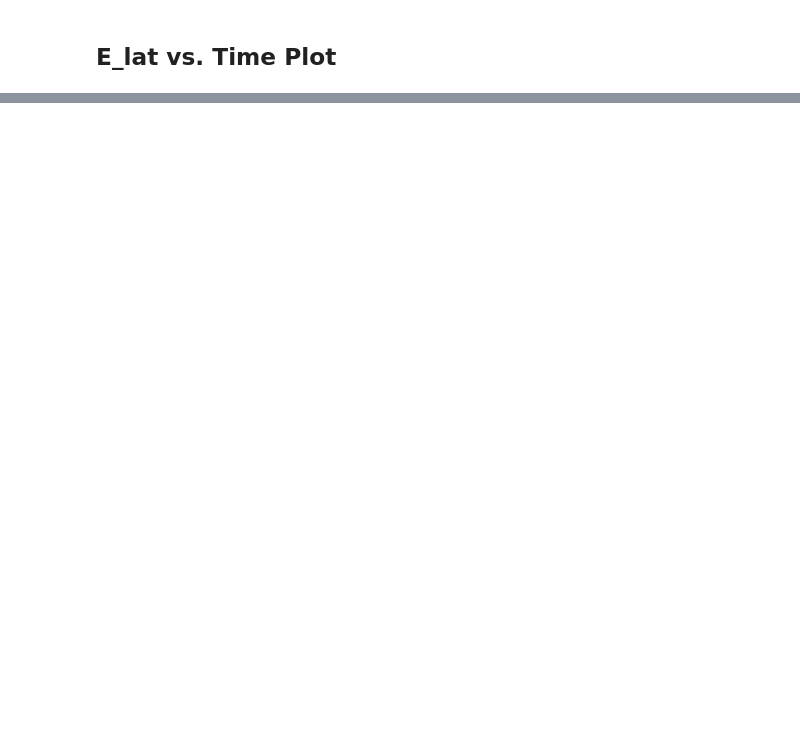
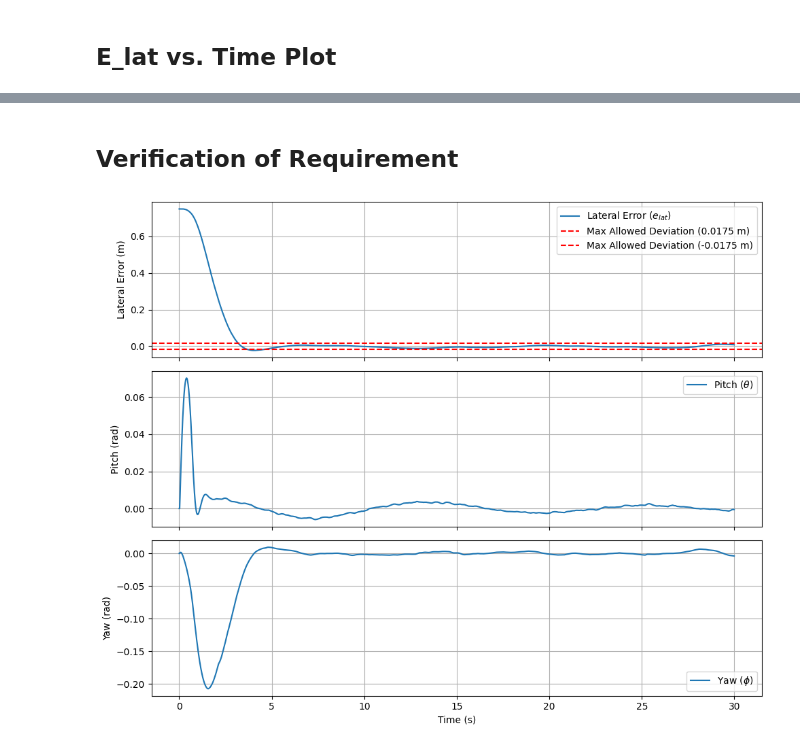
Before and after one commit to Amateja2/ae353-fa24, a Jupyter notebook: 02_Segbot/GenerateResults.ipynb, the cells around one changed output, grey strips where cells are left out. Saved outputs shown, nothing was run; the diff lists cells and outputs as text; code cells hidden in the pictures; blank space fills up the shorter version.

```diff
--- a/02_Segbot/GenerateResults.ipynb
+++ b/02_Segbot/GenerateResults.ipynb
@@ -316,0 +422,33 @@ plt.show()
+# %% [markdown]
+## Verification of Requirement
+# %%
+fig, ax = plt.subplots(3, 1, figsize=(10, 8), sharex=True)
+# Simulation time settings
+plt.title("Lateral Erro, Pitch, Yaw vs. Time (Initial Lateral Error = 0.75 m)")
+# Plot lateral error
+ax[0].plot(data['time'], data['e_lat'], label='Lateral Error ($e_{lat}$)')
+ax[0].axhline(0.0175, color='r', linestyle='--', label='Max Allowed Deviation (0.0175 m)')
+ax[0].axhline(-0.0175, color='r', linestyle='--', label='Max Allowed Deviation (-0.0175 m)')
+ax[0].set_ylabel('Lateral Error (m)')
+ax[0].legend()
+ax[0].grid(True)
+
+# Plot pitch angle|
+ax[1].plot(data['time'], data['theta'], label='Pitch ($\\theta$)')
+ax[1].set_ylabel('Pitch (rad)')
+ax[1].legend()
+ax[1].grid(True)
+
+# Plot yaw angle
+
+ax[2].plot(data['time'], data['phi'], label='Yaw ($\\phi$)')
+ax[2].set_ylabel('Yaw (rad)')
+ax[2].set_xlabel('Time (s)')
+ax[2].legend()
+ax[2].grid(True)
+
+# Show the plots
+plt.tight_layout()
+plt.show()
+# %% [output]
+[figure, added]
```
Also changed, not shown: parts of 24 cells of this notebook, 1 other file.
